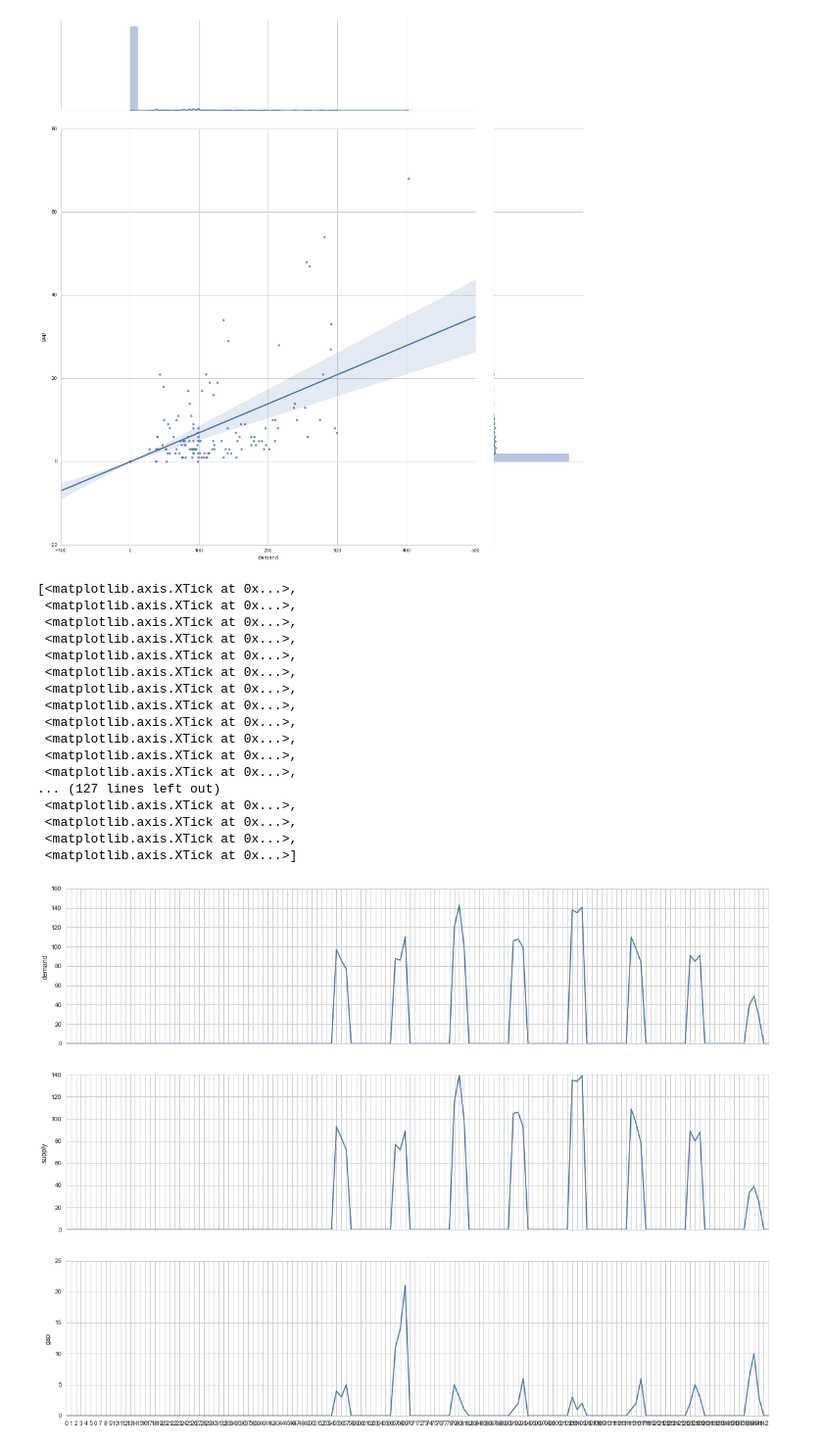
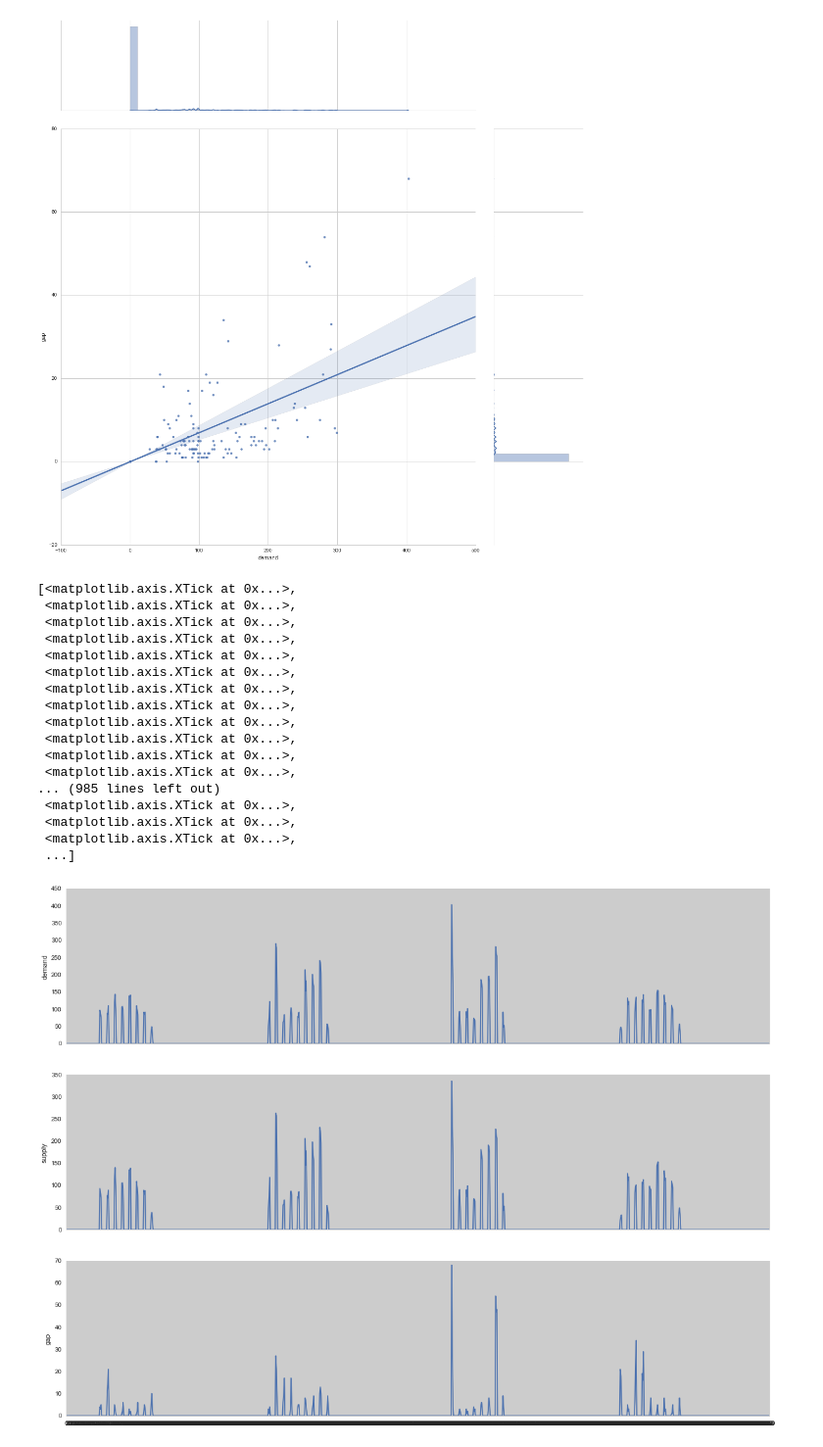
Before and after one commit to rvishakh/udacity, a Jupyter notebook: MLND/capstone/didi/template.ipynb, the cells around one changed output. Shown: that part at 98% size. Saved outputs shown, nothing was run; the diff lists cells and outputs as text; code cells hidden in the pictures.

Commit message:
training data features, feature importance

```diff
--- a/MLND/capstone/didi/template.ipynb
+++ b/MLND/capstone/didi/template.ipynb
@@ -335,6 +369,12 @@ order_train['week_day'] = order_train['Time'].dt.dayofweek
 
 # Map start_district_hash (1...66)
 order_train['district_id'] = dist_hash2id(order_train, 'start_district_hash', district_dict)
+
+# Calculate demand, supply & gap for all district_id & time_slot
+d_train = {}
+s_train = {}
+g_train = {}
+d_train, s_train, g_train = demand_supply(order_train)
 
 # Map end_district_hash (1...381)
 
@@ -472,5 +483,0 @@ def demand_supply(order_frame):
-# %%
-d = {}
-s = {}
-g = {}
-d, s, g = demand_supply(order_test)
@@ -476,0 +523,23 @@ d, s, g = demand_supply(order_test)
+# %%
+# Plot training data: d, s, g
+dplot = []
+splot = []
+gplot = []
+
+trange   = range(1,21*144)
+pltrange = max(trange)-min(trange)
+
+for t in trange:
+    dplot.append(d_train[(20,t)])
+    splot.append(s_train[(20,t)])
+    gplot.append(g_train[(20,t)])
+
+f, (ax1,ax2,ax3) = plt.subplots(3,1, sharex=True, figsize=(20,15))
+plt.xlim(0, pltrange)
+ax1.grid(True)
+#ax1.set_yticks(np.arange(0,160,20))
+ax1.set_xticks(np.arange(0, pltrange,144))
+
+sns.tsplot(data=dplot, ax=ax1, value="demand")
+sns.tsplot(data=splot, ax=ax2, value="supply")
+sns.tsplot(data=gplot, ax=ax3, value="gap")
@@ -504,11 +668,12 @@ grid = grid.plot(sns.regplot, sns.distplot)
 # %% [output]
 [figure]
 # %%
+#plot test data
 dplot = []
 splot = []
 gplot = []
 
-trange   = range(23*144,24*144)
+trange   = range(23*144,31*144)
 pltrange = max(trange)-min(trange)
 
 for t in trange:
@@ -517,36 +682,36 @@ for t in trange:
     gplot.append(g[(20,t)])
 
 f, (axis1,axis2,axis3) = plt.subplots(3,1, sharex=True, figsize=(20,15))
 
 sns.tsplot(data=dplot, ax=axis1, value="demand")
 sns.tsplot(data=splot, ax=axis2, value="supply")
 sns.tsplot(data=gplot, ax=axis3, value="gap")
 
 plt.xlim(0, pltrange)
 
 axis1.grid(True)
 
 #axis1.set_yticks(np.arange(0,160,20))
 axis1.set_xticks(np.arange(0, pltrange,1))
 # %% [output]
 [<matplotlib.axis.XTick at 0x...>,
  <matplotlib.axis.XTick at 0x...>,
  <matplotlib.axis.XTick at 0x...>,
  <matplotlib.axis.XTick at 0x...>,
  <matplotlib.axis.XTick at 0x...>,
  <matplotlib.axis.XTick at 0x...>,
  <matplotlib.axis.XTick at 0x...>,
  <matplotlib.axis.XTick at 0x...>,
  <matplotlib.axis.XTick at 0x...>,
  <matplotlib.axis.XTick at 0x...>,
  <matplotlib.axis.XTick at 0x...>,
  <matplotlib.axis.XTick at 0x...>,
-... (127 lines left out)
+... (985 lines left out)
  <matplotlib.axis.XTick at 0x...>,
  <matplotlib.axis.XTick at 0x...>,
  <matplotlib.axis.XTick at 0x...>,
- <matplotlib.axis.XTick at 0x...>]
+ ...]
-[figure, old version]
+[figure, new version]
 # %%
 sns.set(style="ticks")
 
```
Also changed, not shown: parts of 11 cells of this notebook.
